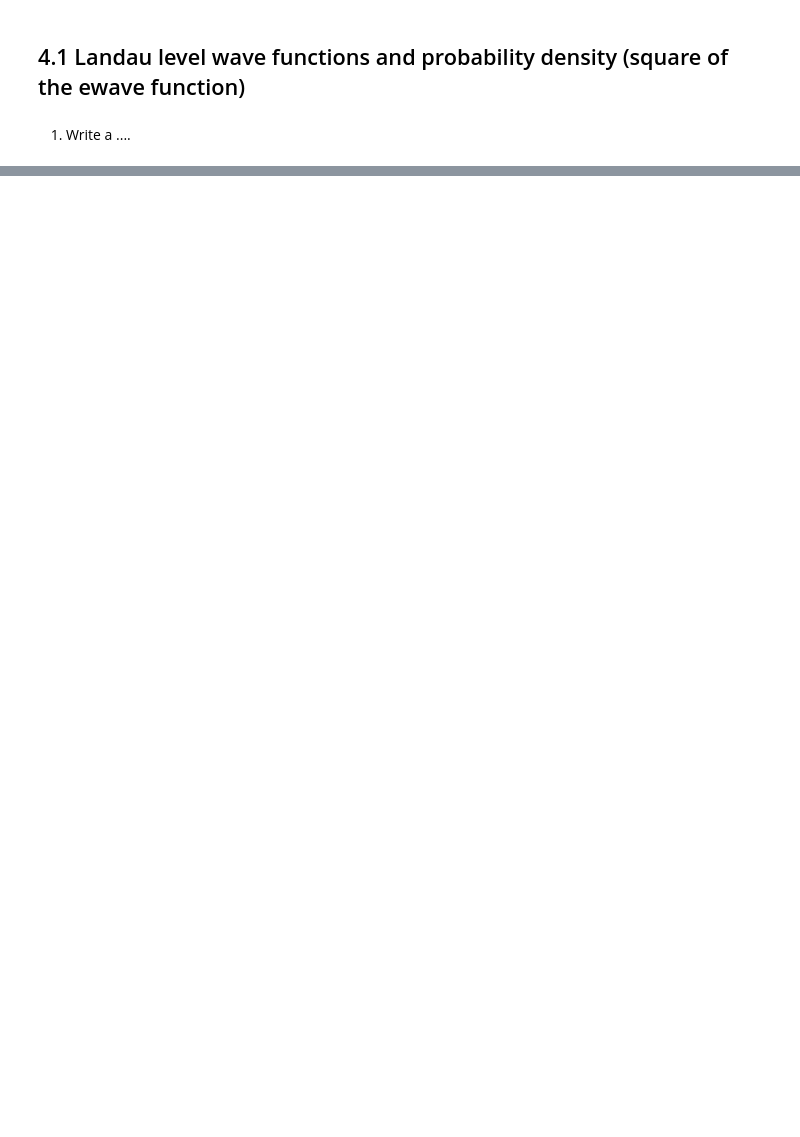
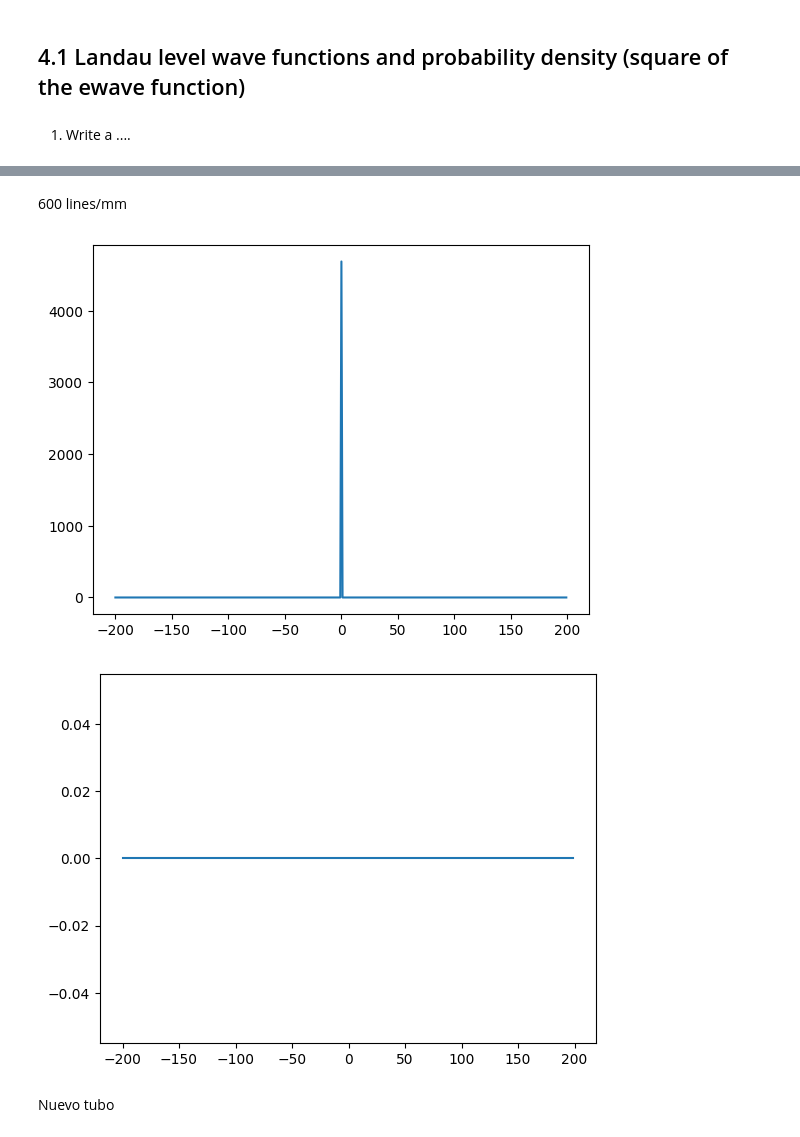
Before and after one commit to LuisGMM/UC3M_AdvancedQuantumPhysics_LAB_LandauLevels, a Jupyter notebook: src/UC3M_AdvancedQuantumPhysics_LAB_LandauLevels/main.ipynb, the cells around one changed output, grey strips where cells are left out. Drawn from its saved outputs; the diff is of its cells as text; code cells hidden in the pictures; blank space fills up the shorter version.

```diff
--- a/src/UC3M_AdvancedQuantumPhysics_LAB_LandauLevels/main.ipynb
+++ b/src/UC3M_AdvancedQuantumPhysics_LAB_LandauLevels/main.ipynb
@@ -48,0 +59,26 @@ for n in range(2, 100):
+# %%
+# hbar = 6.582e-16
+hbar = 1.054_571_817e-34
+m = 9.1e-31
+e = 1.6e-19
+
+B = 1  # Arbitrary value
+# B = hbar / e  # Arbitrary value
+
+wc = e * B / m
+
+
+x_ = np.arange(-200, 200, 1)
+
+wave0 = (m * wc / (np.pi * hbar)) ** 0.25 * np.exp(- m * wc / (2 * hbar) * x_**2)
+wave1 = np.sqrt(1/2) * (m * wc / (np.pi * hbar)) ** 0.25 * np.exp(- m * wc / (2 * hbar) * x_**2) * np.sqrt(m * wc / (hbar)) * x_
+# %% [markdown]
+600 lines/mm
+# %%
+plt.plot(x_, wave0)
+plt.show()
+plt.plot(x_, wave1)
+plt.show()
+# %% [output]
+[figure, added]
+[figure, added]
@@ -48,0 +115,2 @@ for n in range(2, 100):
+# %% [markdown]
+Nuevo tubo
```
Also changed, not shown: parts of 12 cells of this notebook.
